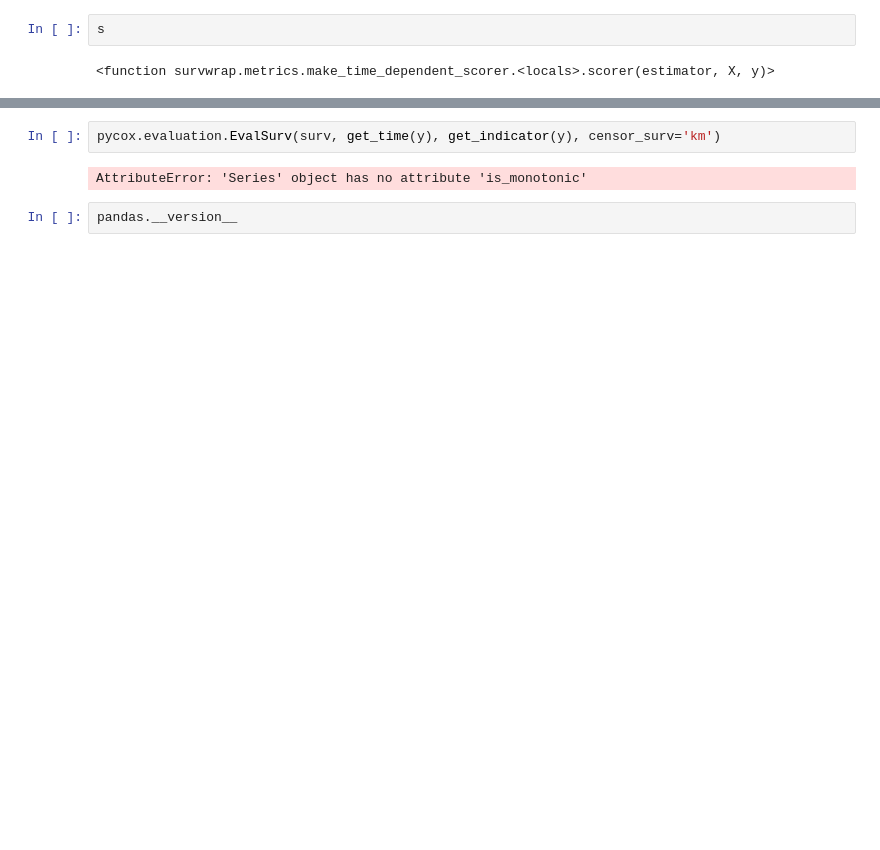
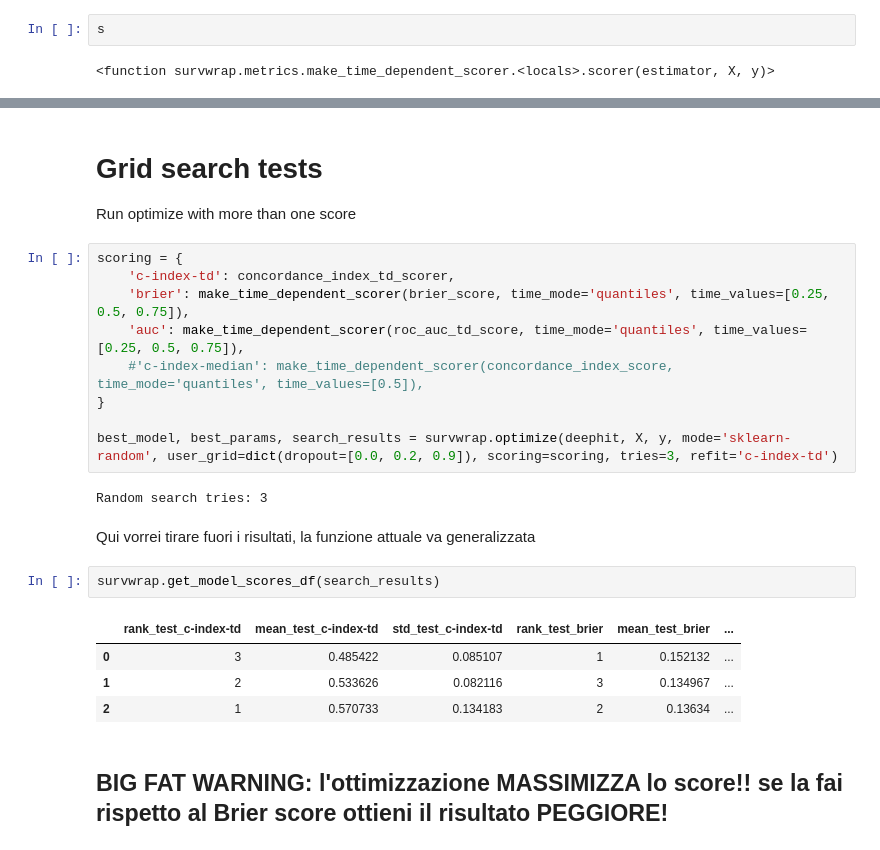
Before and after one commit to compbiomed-unito/survhive, a Jupyter notebook: test_metrics.ipynb, the cells around one changed output, grey strips where cells are left out. Saved outputs shown, nothing was run; the diff lists cells and outputs as text; blank space fills up the shorter version.

Commit message:
dev: new report function for optimization results get_model_scores_df that replaces get_top_models WARNING: problem with brier score usage in optimizations

```diff
--- a/test_metrics.ipynb
+++ b/test_metrics.ipynb
@@ -320,6 +265,25 @@ for m in [strace,survmach, deephit, coxnet]:
-# %%
-pycox.evaluation.EvalSurv(surv, get_time(y), get_indicator(y), censor_surv='km')
-# %% [output]
-AttributeError: 'Series' object has no attribute 'is_monotonic'
-# %%
-pandas.__version__
+# %% [markdown]
+# Grid search tests
+Run optimize with more than one score
+# %%
+scoring = {
+    'c-index-td': concordance_index_td_scorer,
+    'brier': make_time_dependent_scorer(brier_score, time_mode='quantiles', time_values=[0.25, 0.5, 0.75]),
+    'auc': make_time_dependent_scorer(roc_auc_td_score, time_mode='quantiles', time_values=[0.25, 0.5, 0.75]),
+    #'c-index-median': make_time_dependent_scorer(concordance_index_score, time_mode='quantiles', time_values=[0.5]),
+}
+
+best_model, best_params, search_results = survwrap.optimize(deephit, X, y, mode='sklearn-random', user_grid=dict(dropout=[0.0, 0.2, 0.9]), scoring=scoring, tries=3, refit='c-index-td')
+# %% [output]
+Random search tries: 3
+# %% [markdown]
+Qui vorrei tirare fuori i risultati, la funzione attuale va generalizzata
+# %%
+survwrap.get_model_scores_df(search_results)
+# %% [output]
+|  | rank_test_c-index-td | mean_test_c-index-td | std_test_c-index-td | rank_test_brier | mean_test_brier | ... |
+| 0 | 3 | 0.485422 | 0.085107 | 1 | 0.152132 | ... |
+| 1 | 2 | 0.533626 | 0.082116 | 3 | 0.134967 | ... |
+| 2 | 1 | 0.570733 | 0.134183 | 2 | 0.13634 | ... |
+# %% [markdown]
+## BIG FAT WARNING: l'ottimizzazione MASSIMIZZA lo score!! se la fai rispetto al Brier score ottieni il risultato PEGGIORE!
```
Also changed, not shown: parts of 13 cells of this notebook, 1 other file.
